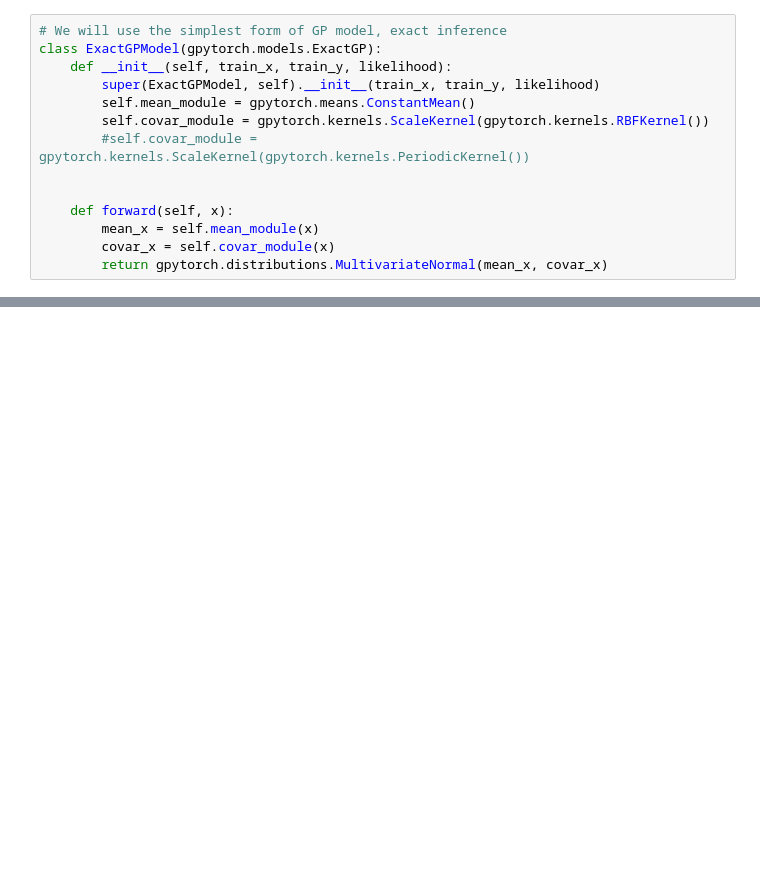
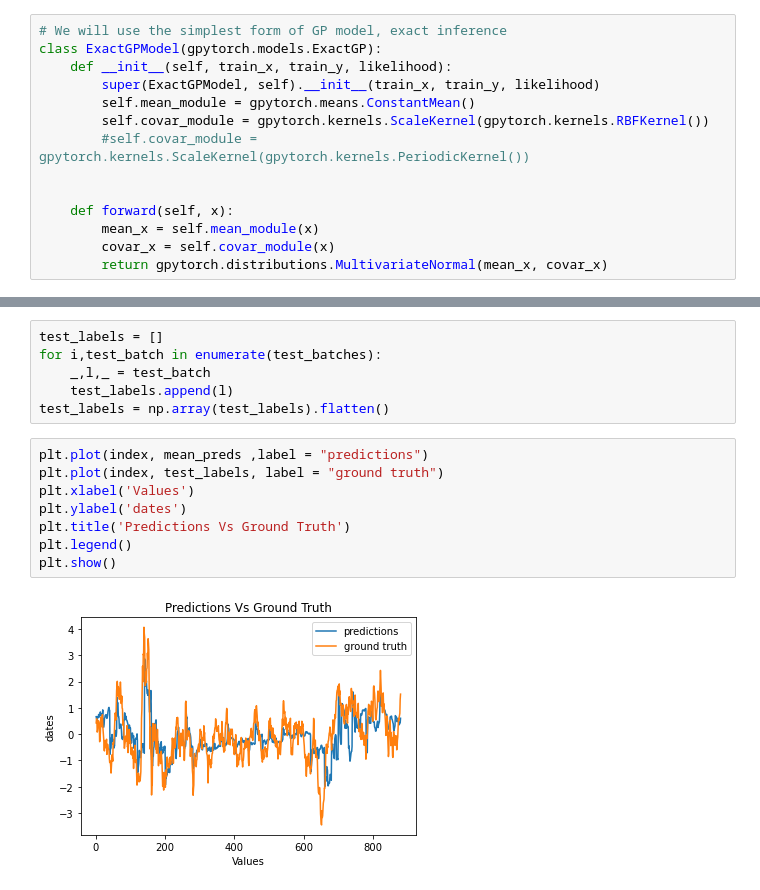
Before and after one commit to apof/Master-Thesis-----Deep-Kernel-Learning-and-Neural-Processes--combining-GPs-with-DL, a Jupyter notebook: GPs Experiments.ipynb, the cells around one changed output, grey strips where cells are left out. Drawn from its saved outputs; the diff is of its cells as text; blank space fills up the shorter version.

```diff
--- a/GPs Experiments.ipynb
+++ b/GPs Experiments.ipynb
@@ -243,0 +274,16 @@ KeyboardInterrupt:
+# %%
+test_labels = []
+for i,test_batch in enumerate(test_batches):
+    _,l,_ = test_batch
+    test_labels.append(l)
+test_labels = np.array(test_labels).flatten()
+# %%
+plt.plot(index, mean_preds ,label = "predictions")
+plt.plot(index, test_labels, label = "ground truth")
+plt.xlabel('Values')
+plt.ylabel('dates')
+plt.title('Predictions Vs Ground Truth')
+plt.legend()
+plt.show()
+# %% [output]
+[figure, added]
```
Also changed, not shown: parts of 8 cells of this notebook.
